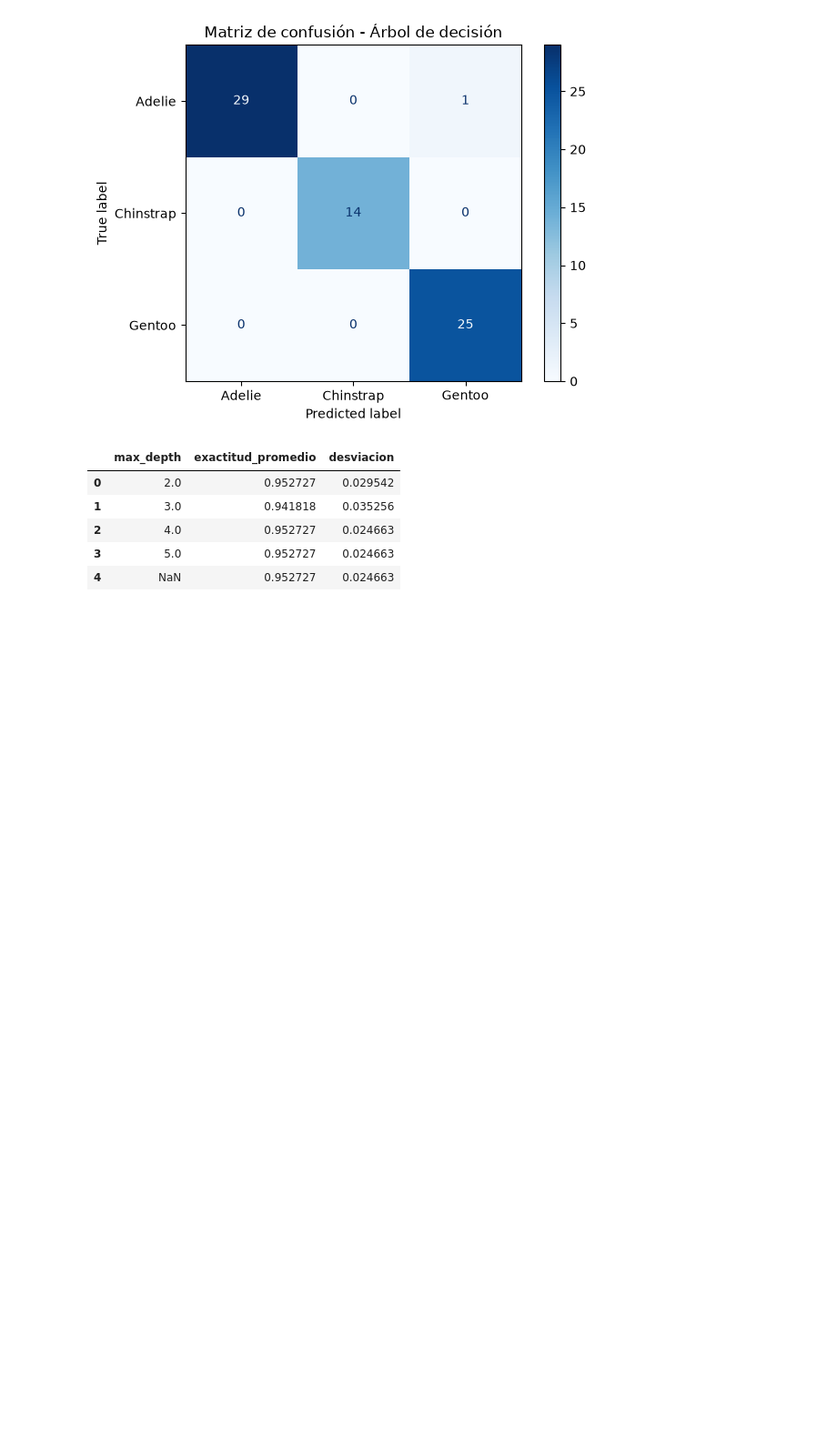
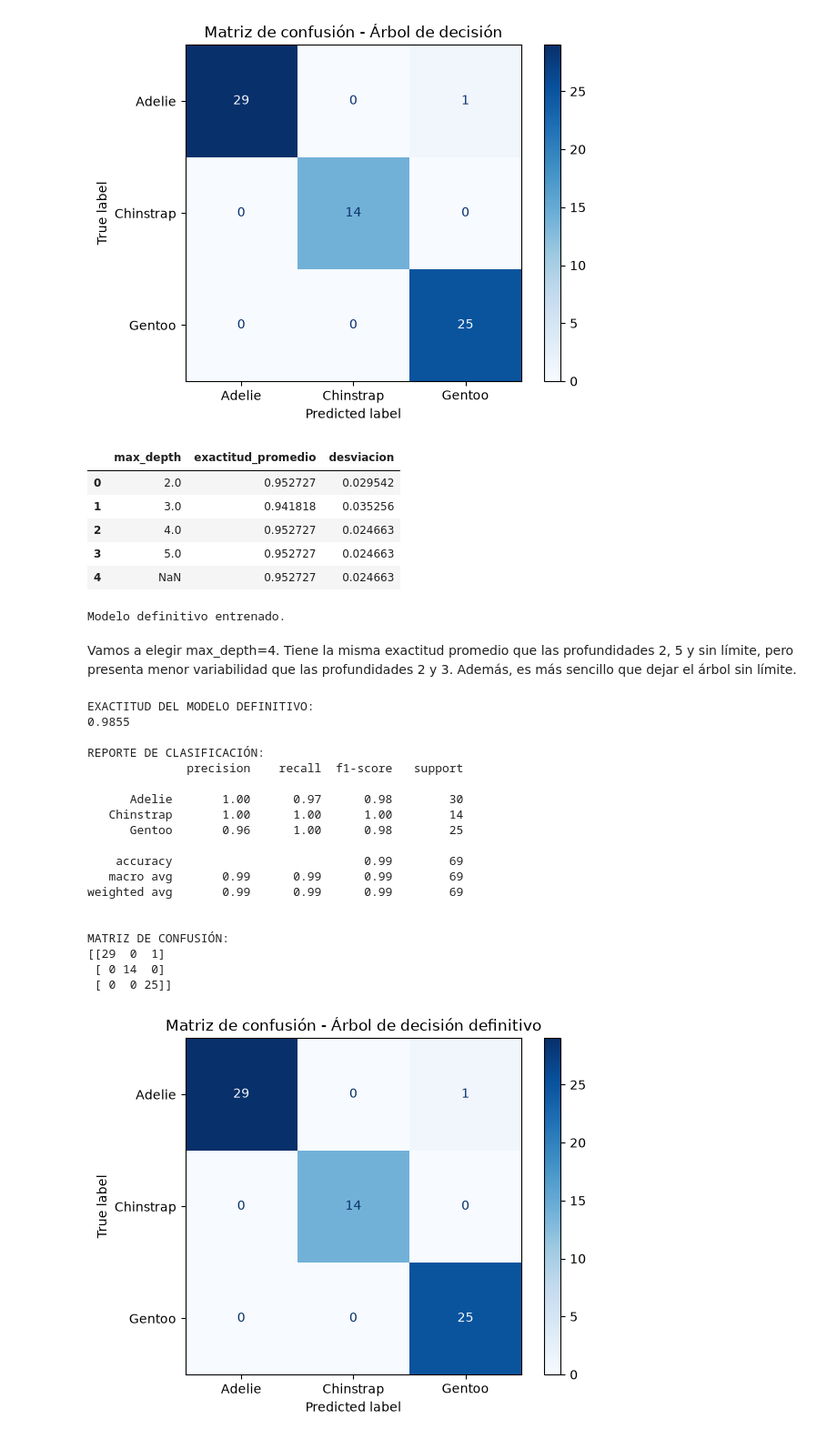
Before and after one commit to luispinillam/actividad-machine-learning, a Jupyter notebook: actividad-machine-learning.ipynb, the cells around one changed output. Shown at 91% size. Saved outputs shown, nothing was run; the diff lists cells and outputs as text; code cells hidden in the pictures; blank space fills up the shorter version.

Commit message:
modelo definitivo

```diff
--- a/actividad-machine-learning.ipynb
+++ b/actividad-machine-learning.ipynb
@@ -292,3 +292,61 @@ display(comparacion)
 | 2 | 4.0 | 0.952727 | 0.024663 |
 | 3 | 5.0 | 0.952727 | 0.024663 |
 | 4 | NaN | 0.952727 | 0.024663 |
+# %%
+modelo_final = DecisionTreeClassifier(
+    max_depth=4,
+    random_state=42
+)
+
+modelo_final.fit(X_train, y_train)
+
+y_pred_final = modelo_final.predict(X_test)
+
+print("Modelo definitivo entrenado.")
+# %% [output]
+Modelo definitivo entrenado.
+# %% [markdown]
+Vamos a elegir max_depth=4. Tiene la misma exactitud promedio que las profundidades 2, 5 y sin límite, pero presenta menor variabilidad que las profundidades 2 y 3. Además, es más sencillo que dejar el árbol sin límite.
+# %%
+exactitud_final = accuracy_score(y_test, y_pred_final)
+
+print("EXACTITUD DEL MODELO DEFINITIVO:")
+print(f"{exactitud_final:.4f}")
+
+print("\nREPORTE DE CLASIFICACIÓN:")
+print(classification_report(y_test, y_pred_final))
+
+matriz_final = confusion_matrix(y_test, y_pred_final)
+
+print("\nMATRIZ DE CONFUSIÓN:")
+print(matriz_final)
+
+visualizacion = ConfusionMatrixDisplay(
+    confusion_matrix=matriz_final,
+    display_labels=modelo_final.classes_
+)
+
+visualizacion.plot(cmap="Blues")
+plt.title("Matriz de confusión - Árbol de decisión definitivo")
+plt.show()
+# %% [output]
+EXACTITUD DEL MODELO DEFINITIVO:
+0.9855
+
+REPORTE DE CLASIFICACIÓN:
+              precision    recall  f1-score   support
+
+      Adelie       1.00      0.97      0.98        30
+   Chinstrap       1.00      1.00      1.00        14
+      Gentoo       0.96      1.00      0.98        25
+
+    accuracy                           0.99        69
+   macro avg       0.99      0.99      0.99        69
+weighted avg       0.99      0.99      0.99        69
+
+
+MATRIZ DE CONFUSIÓN:
+[[29  0  1]
+ [ 0 14  0]
+ [ 0  0 25]]
+[figure, added]
```
Also changed, not shown: parts of 2 cells of this notebook.
